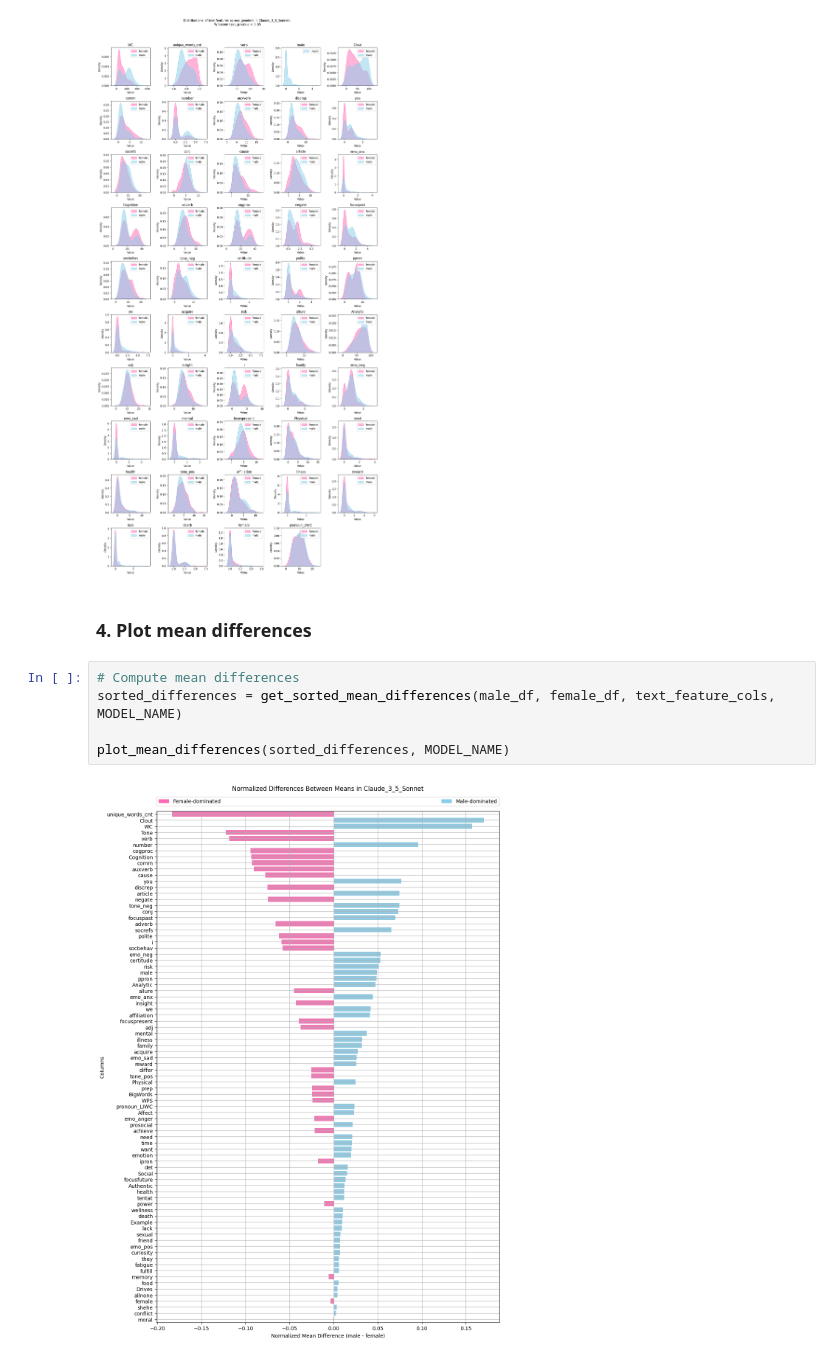
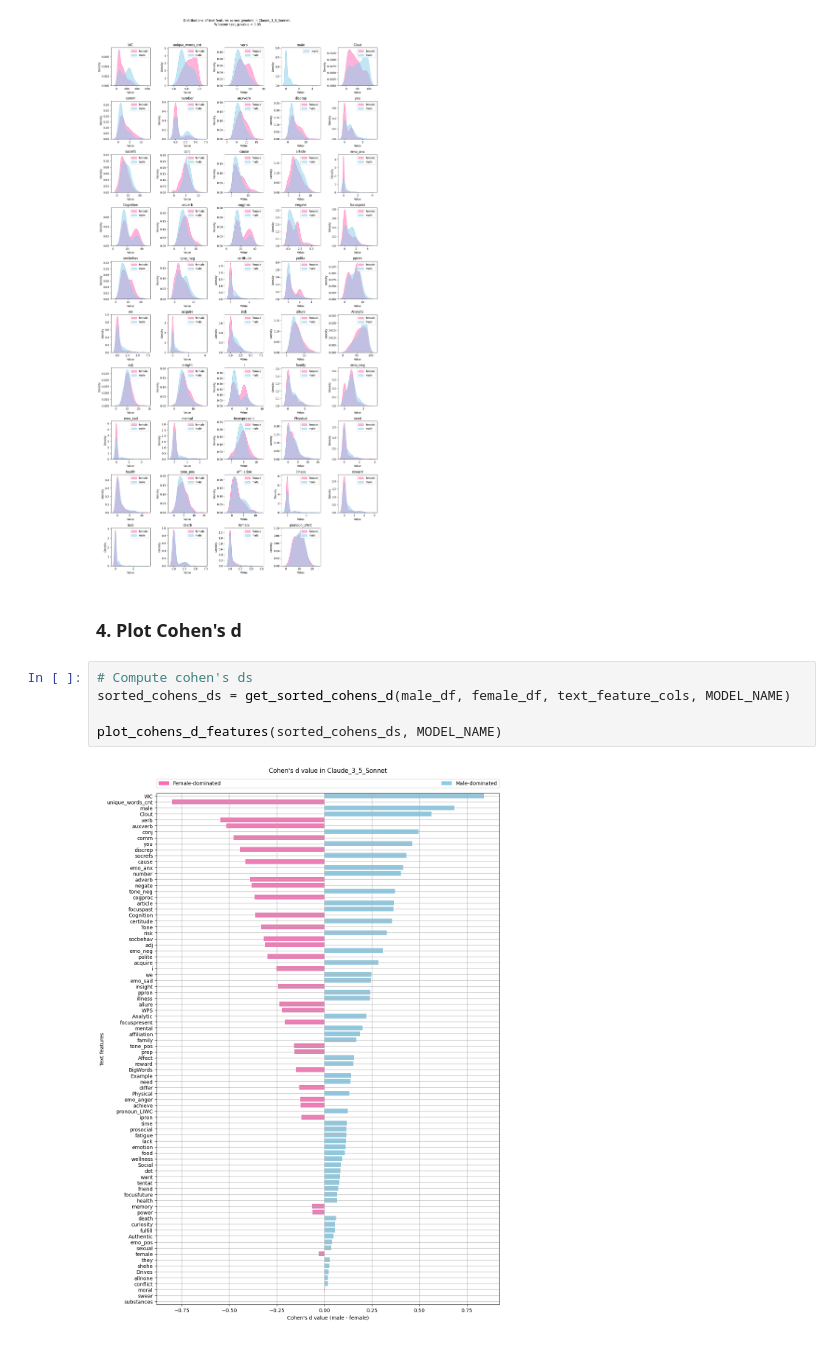
Before and after one commit to azoz01/data-science-workshop-2025L, a Jupyter notebook: text_feature_analysis/one_model_analysis.ipynb, the cells around one changed output. Saved outputs shown, nothing was run; the diff lists cells and outputs as text.

Commit message:
changed means difference for cohens d

```diff
--- a/text_feature_analysis/one_model_analysis.ipynb
+++ b/text_feature_analysis/one_model_analysis.ipynb
@@ -34,11 +34,11 @@ plot_features_distribution(male_df, female_df, wilcoxon_pvalues_0_05, PVALUE, MO
 # %% [output]
 [figure]
 # %% [markdown]
-### 4. Plot mean differences
+### 4. Plot Cohen's d
 # %%
-# Compute mean differences
-sorted_differences = get_sorted_mean_differences(male_df, female_df, text_feature_cols, MODEL_NAME)
+# Compute cohen's ds
+sorted_cohens_ds = get_sorted_cohens_d(male_df, female_df, text_feature_cols, MODEL_NAME)
 
-plot_mean_differences(sorted_differences, MODEL_NAME)
+plot_cohens_d_features(sorted_cohens_ds, MODEL_NAME)
 # %% [output]
-[figure, old version]
+[figure, new version]
```
Also changed, not shown: 50 other files.
